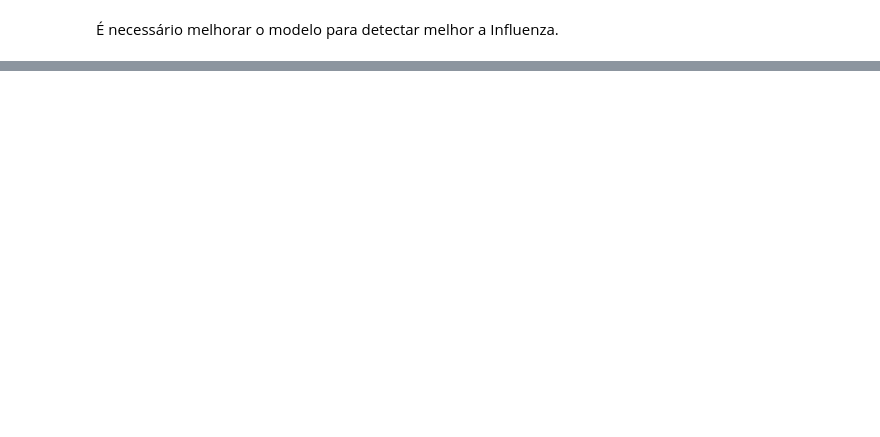
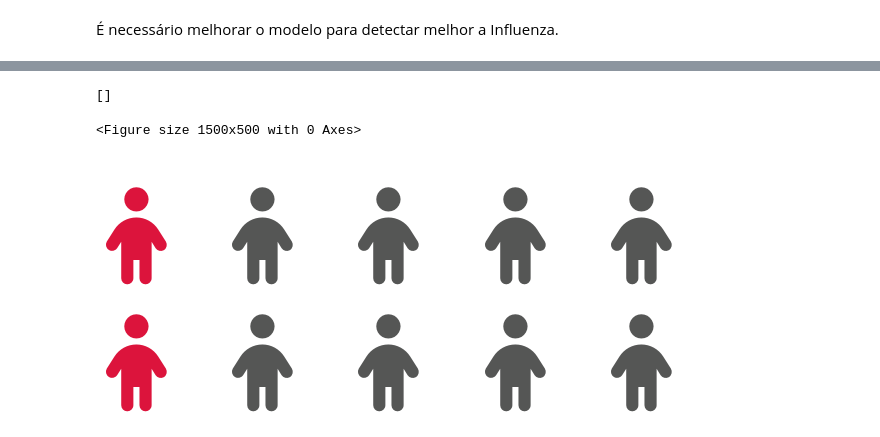
Before and after one commit to dnsrsdata/Respiratory_Analysis, a Jupyter notebook: notebooks/model_experimentation.ipynb, the cells around one changed output, grey strips where cells are left out. Drawn from its saved outputs; the diff is of its cells as text; code cells hidden in the pictures; blank space fills up the shorter version.

```diff
--- a/notebooks/model_experimentation.ipynb
+++ b/notebooks/model_experimentation.ipynb
@@ -645,0 +794,26 @@ ConfusionMatrixDisplay(confusion_matrix(y_teste, pipe.predict(x_teste)), display
+# %%
+# Criando um gráfico de waffle mostrando a porcentagem de recall
+recall =  recall_score(y_teste, pipe.predict(x_teste), average='weighted')
+
+erro_recall = 1 - recall
+valores = [erro_recall, recall]
+
+# Criando um gráfico de waffle
+plt.figure(figsize=(15,5))
+
+fig = plt.figure(
+    FigureClass=Waffle,
+    rows=2,
+    columns=5,
+    values=valores,
+    icons='child',
+    icon_size=70,
+    colors=["crimson", "#555655"],
+
+)
+
+plt.plot()
+# %% [output]
+[]
+<Figure size 1500x500 with 0 Axes>
+[figure, added]
```
Also changed, not shown: parts of 21 cells of this notebook.
